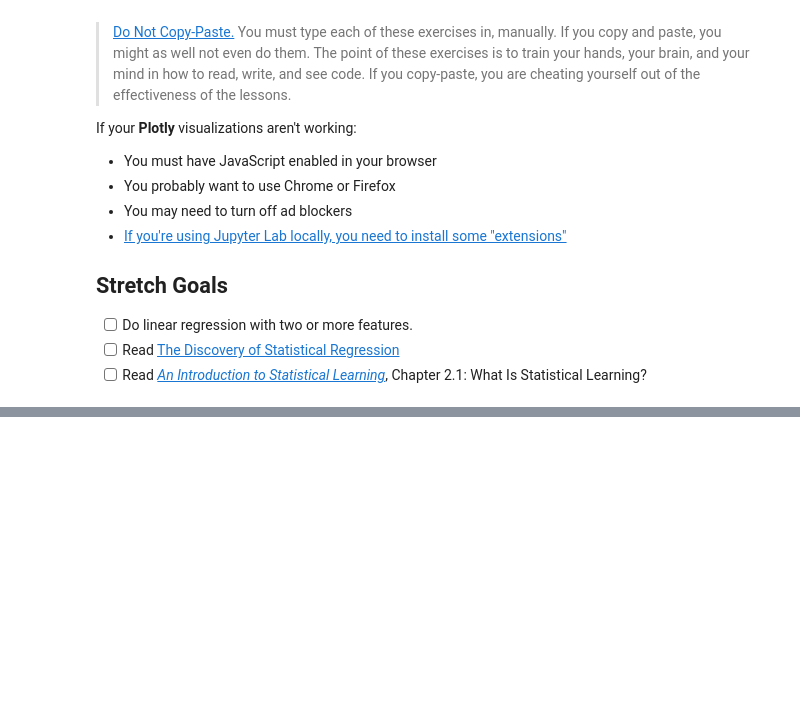
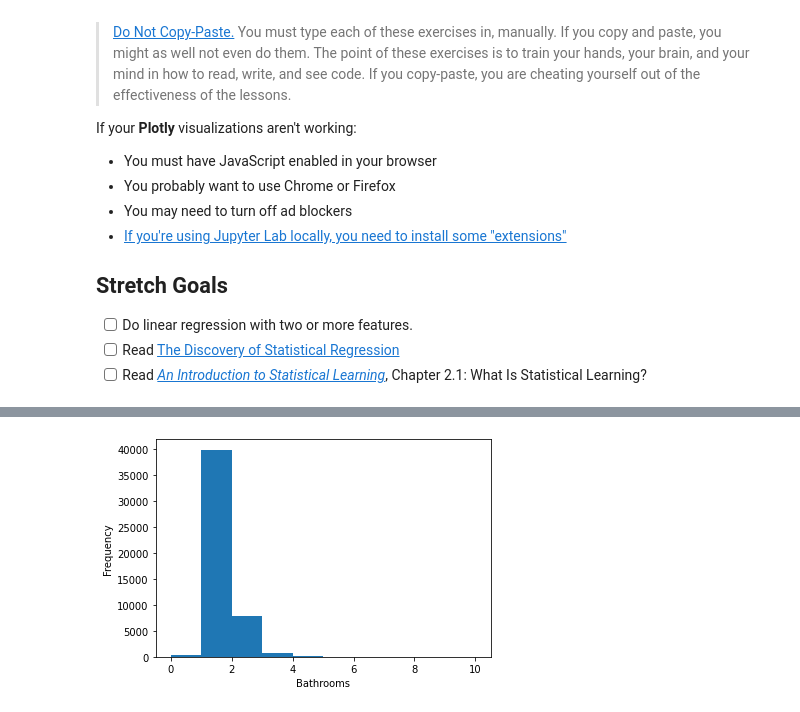
Before and after one commit to bloominstituteoftechnology/DS-Unit-2-Linear-Models, a Jupyter notebook: module1-regression-1/LS_DS_211_assignment.ipynb, the cells around one changed output, grey strips where cells are left out. Saved outputs shown, nothing was run; the diff lists cells and outputs as text; code cells hidden in the pictures; blank space fills up the shorter version.

```diff
--- a/module1-regression-1/LS_DS_211_assignment.ipynb
+++ b/module1-regression-1/LS_DS_211_assignment.ipynb
@@ -62,0 +115,6 @@ df = df[(df['price'] >= 1375) & (df['price'] <= 15500) &
+# %%
+# Bathrooms show a relationship to price
+df['bathrooms'].plot(kind='hist')
+plt.xlabel('Bathrooms');
+# %% [output]
+[figure, added]
```
Also changed, not shown: parts of 18 cells of this notebook.
